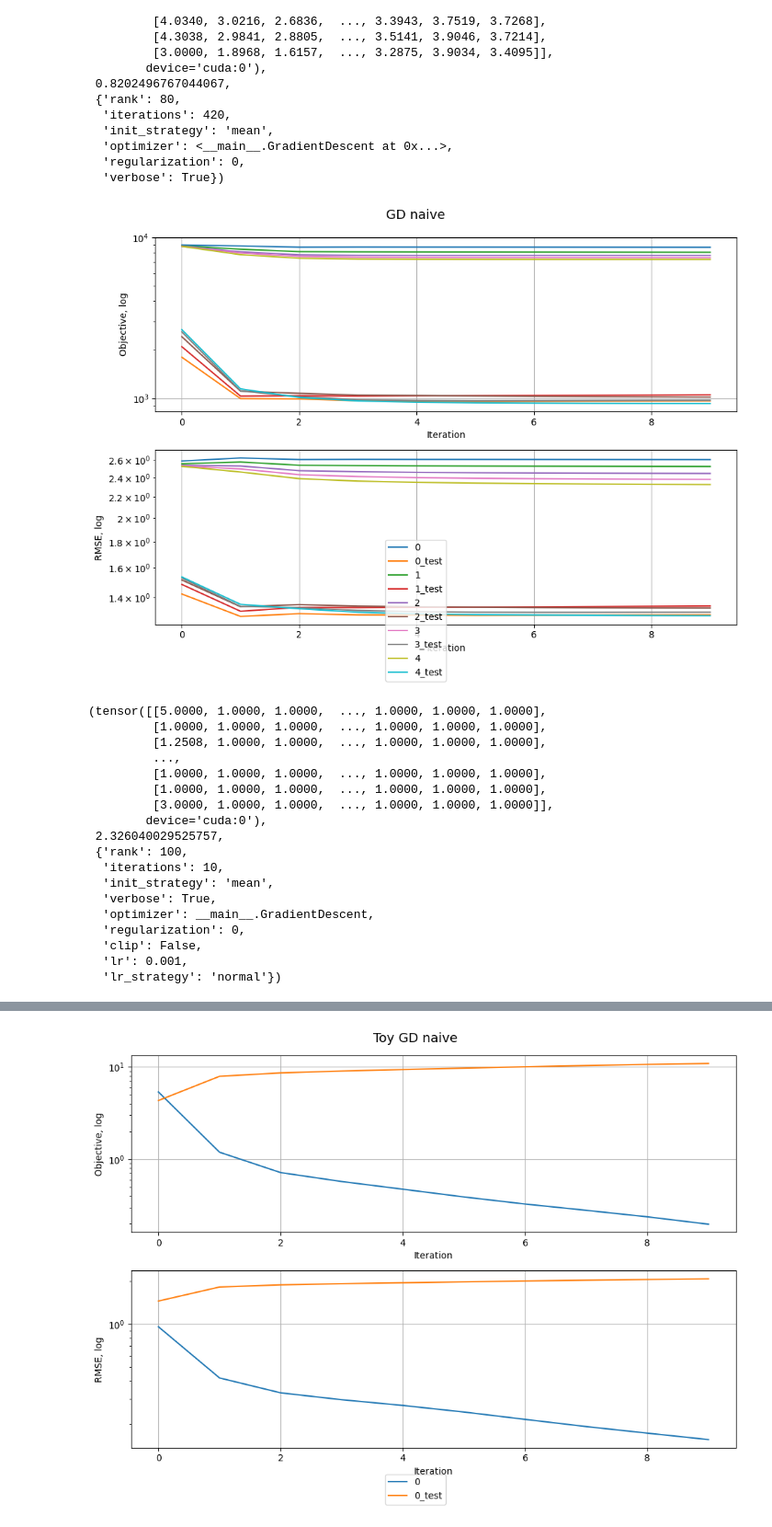
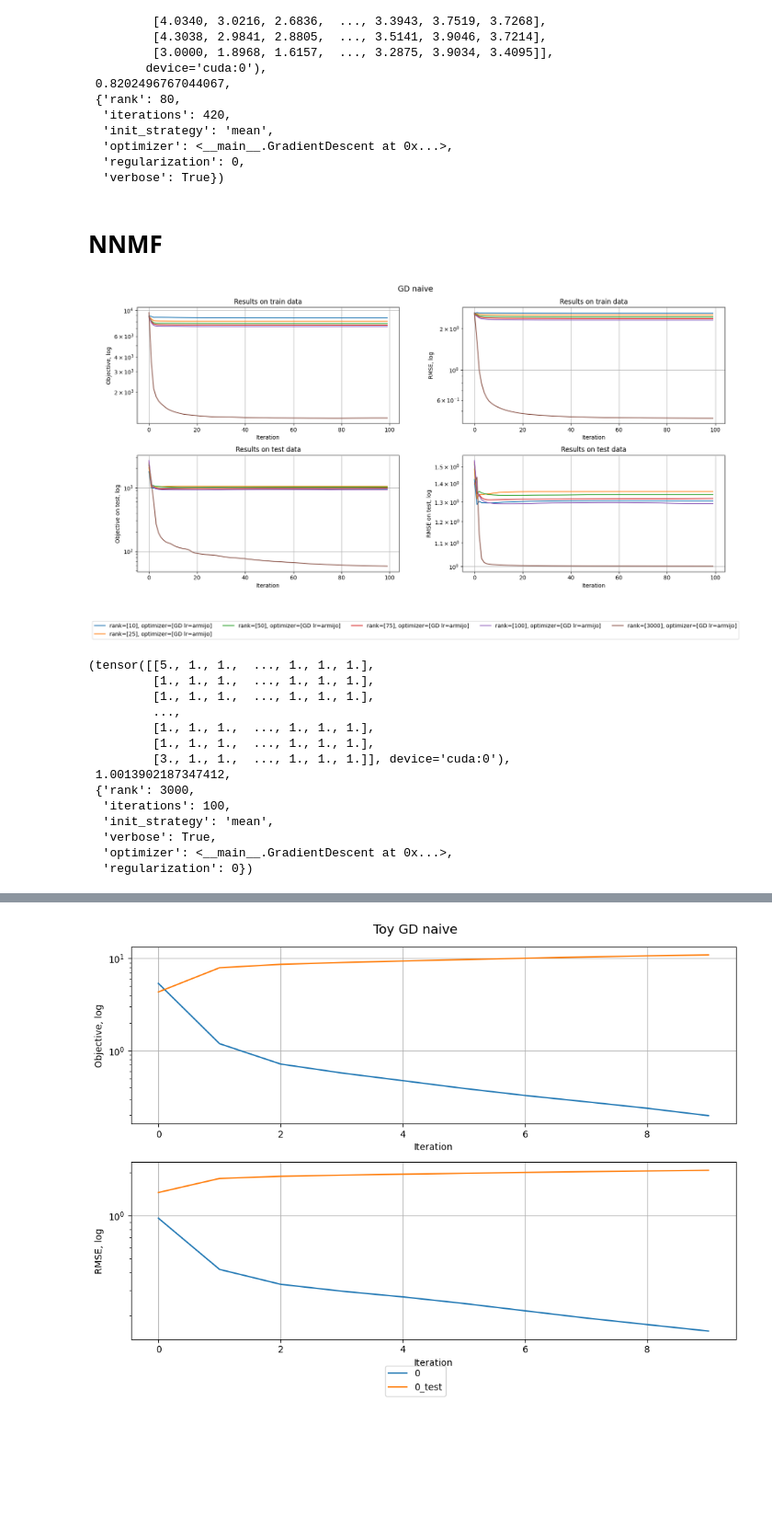
Before and after one commit to dsomni/hdda-f24, a Jupyter notebook: solution.ipynb, the cells around one changed output, grey strips where cells are left out. Shown at 92% size. Saved outputs shown, nothing was run; the diff lists cells and outputs as text; code cells hidden in the pictures; blank space fills up the shorter version.

```diff
--- a/solution.ipynb
+++ b/solution.ipynb
@@ -788,11 +797,12 @@ def predict_matrix(u: torch.Tensor, v: torch.Tensor) -> torch.Tensor:
 
 def init_gd(
     matrix: torch.Tensor,
+    mask: torch.Tensor,
     rank: int,
     strategy: Literal["random", "svd", "mean"],
 ) -> tuple[torch.Tensor, torch.Tensor]:
     m, n = matrix.shape
-    new_matrix = matrix.cpu().numpy()
+    new_matrix = (mask*matrix).cpu().numpy()
 
     if strategy == "random":
         return torch.rand(m, rank).to(DEVICE), torch.rand(rank, n).to(DEVICE)
@@ -862,7 +872,7 @@ def block_gd(
     r = int(min(matrix.shape) * rank) if isinstance(rank, float) else rank
 
     # Initializing
-    u, v = init_gd(matrix, r, strategy=init_strategy)
+    u, v = init_gd(matrix, mask, r, strategy=init_strategy)
 
     log_dict = {
         "objective": [],
@@ -1189,3 +1199,5 @@ gd_res[:-1]
   'verbose': True})
 # %%
 save_solution(gd_res[0], decimals=5, prefix="gd80_")
+# %% [markdown]
+# NNMF
@@ -1192,42 +1541,38 @@ save_solution(gd_res[0], decimals=5, prefix="gd80_")
 # %%
 gd_res_nnmf = choose_best(
     real_matrix,
     real_mask,
     real_test_mask,
     nnmf_gd,
     {
-        "rank": [10, 25, 50, 75, 100],
-        "iterations": 10,
+        "rank": [10, 25, 50, 75, 100, 3000],
+        "iterations": 100,
         "init_strategy": "mean",
         "verbose": True,
-        "optimizer": GradientDescent,
+        "optimizer": [
+            GradientDescent(lr_scheduler=Armijo()),
+        ],
         "regularization": 0,
-        "clip": False,
-        "lr": 1e-3,
-        "lr_strategy": "normal",
+        "verbose": True,
     },
 )
 
 plot_log_dicts(gd_res_nnmf[-1], "GD naive")
 
 gd_res_nnmf[:-1]
 # %% [output]
-[figure, old version]
+[figure, new version]
-(tensor([[5.0000, 1.0000, 1.0000,  ..., 1.0000, 1.0000, 1.0000],
-         [1.0000, 1.0000, 1.0000,  ..., 1.0000, 1.0000, 1.0000],
-         [1.2508, 1.0000, 1.0000,  ..., 1.0000, 1.0000, 1.0000],
+(tensor([[5., 1., 1.,  ..., 1., 1., 1.],
+         [1., 1., 1.,  ..., 1., 1., 1.],
+         [1., 1., 1.,  ..., 1., 1., 1.],
          ...,
-         [1.0000, 1.0000, 1.0000,  ..., 1.0000, 1.0000, 1.0000],
-         [1.0000, 1.0000, 1.0000,  ..., 1.0000, 1.0000, 1.0000],
-         [3.0000, 1.0000, 1.0000,  ..., 1.0000, 1.0000, 1.0000]],
-        device='cuda:0'),
- 2.326040029525757,
- {'rank': 100,
-  'iterations': 10,
+         [1., 1., 1.,  ..., 1., 1., 1.],
+         [1., 1., 1.,  ..., 1., 1., 1.],
+         [3., 1., 1.,  ..., 1., 1., 1.]], device='cuda:0'),
+ 1.0013902187347412,
+ {'rank': 3000,
+  'iterations': 100,
   'init_strategy': 'mean',
   'verbose': True,
-  'optimizer': __main__.GradientDescent,
-  'regularization': 0,
-  'clip': False,
-  'lr': 0.001,
-  'lr_strategy': 'normal'})
+  'optimizer': <__main__.GradientDescent at 0x...>,
+  'regularization': 0})
```
Also changed, not shown: parts of 7 cells of this notebook.
